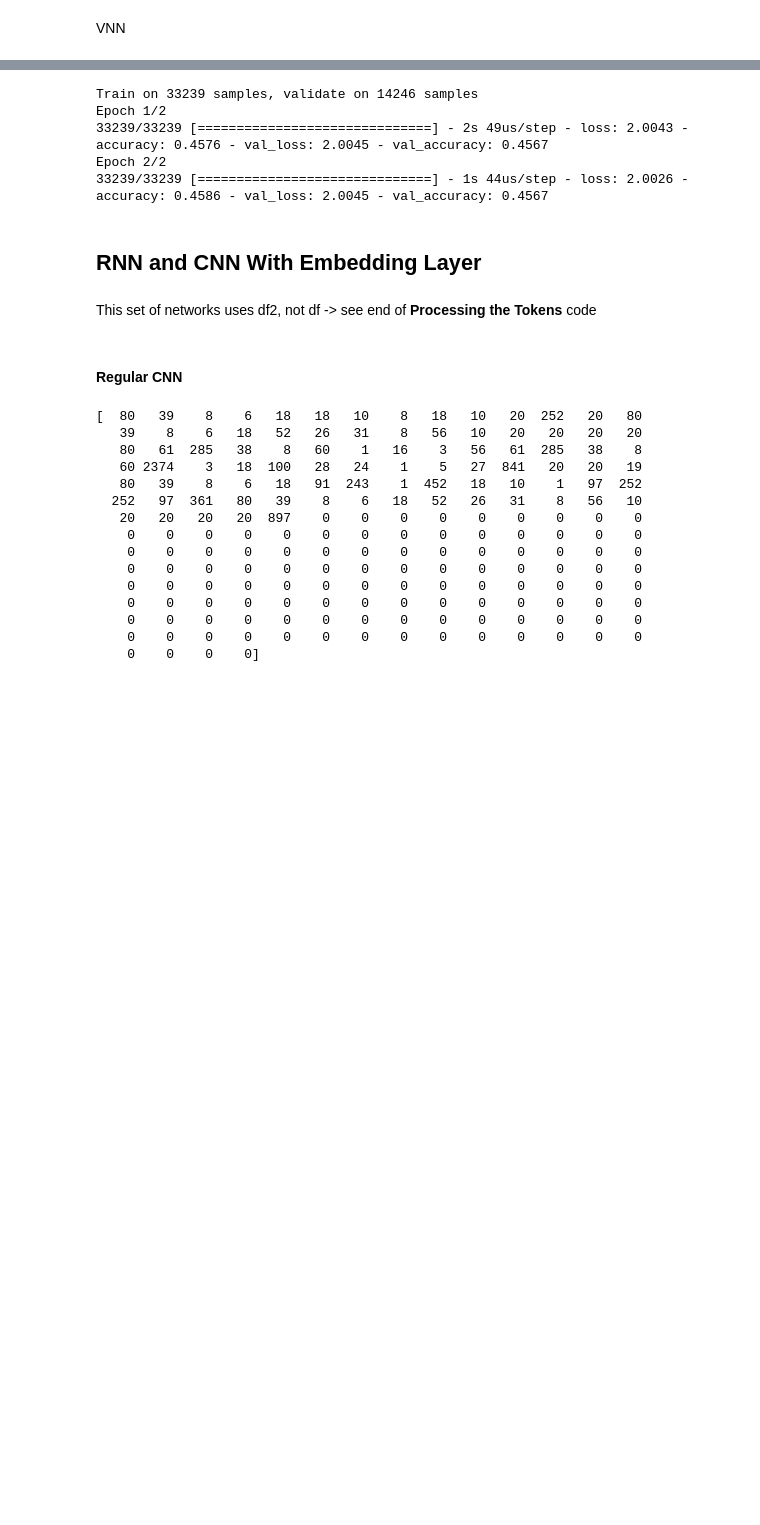
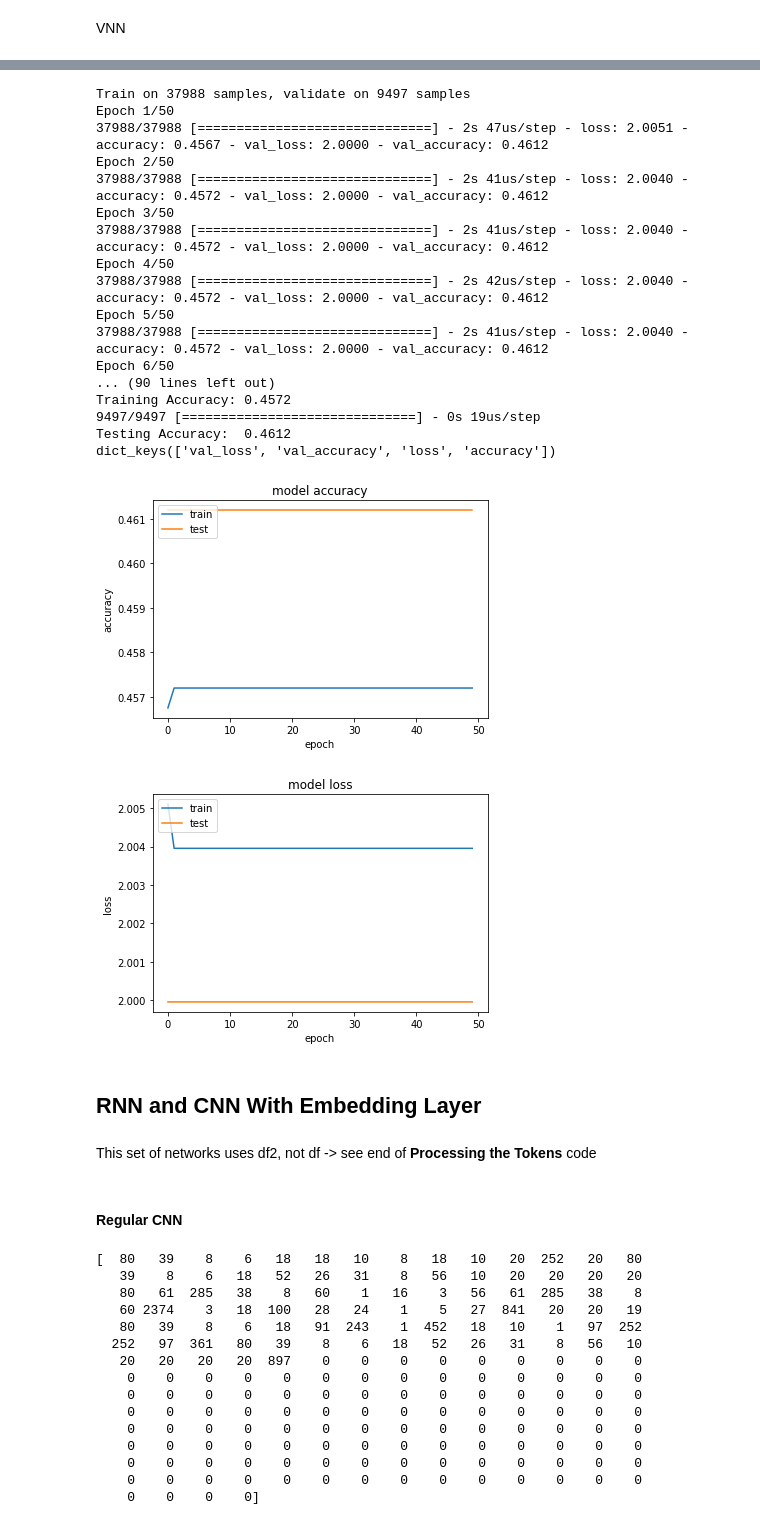
Before and after one commit to ZachZs/MusicNeuralNet, a Jupyter notebook: NeuralNetworkAttempts.ipynb, the cells around one changed output, grey strips where cells are left out. Drawn from its saved outputs; the diff is of its cells as text; code cells hidden in the pictures; blank space fills up the shorter version.

```diff
--- a/NeuralNetworkAttempts.ipynb
+++ b/NeuralNetworkAttempts.ipynb
@@ -548,24 +579,66 @@ Trainable params: 170,058
 Non-trainable params: 0
 _________________________________________________________________
-# %%
-vnn_model.compile(
-    loss=keras.losses.SparseCategoricalCrossentropy(from_logits=True),
-    optimizer=keras.optimizers.RMSprop(),
-    metrics=["accuracy"],
-)
-
-history = vnn_model.fit(X_train,
-                        y_train,
-                        batch_size=64,
-                        epochs=2,
-#                         validation_split=0.2,
-                        validation_data=(X_test, y_test))
-# %% [output]
-Train on 33239 samples, validate on 14246 samples
-Epoch 1/2
-33239/33239 [==============================] - 2s 49us/step - loss: 2.0043 - accuracy: 0.4576 - val_loss: 2.0045 - val_accuracy: 0.4567
-Epoch 2/2
-33239/33239 [==============================] - 1s 44us/step - loss: 2.0026 - accuracy: 0.4586 - val_loss: 2.0045 - val_accuracy: 0.4567
+# %%
+vnn_model.compile(
+    loss=keras.losses.SparseCategoricalCrossentropy(from_logits=True),
+    optimizer=keras.optimizers.RMSprop(),
+    metrics=["accuracy"],
+)
+
+history_vnn = vnn_model.fit(X_train,
+                            y_train,
+                            batch_size=64,
+                            epochs=50,
+                            validation_data=(X_test, y_test),
+#                             validation_split=0.2
+                            )
+
+loss, accuracy = vnn_model.evaluate(X_train, y_train, verbose=1)
+
+print("Training Accuracy: {:.4f}".format(accuracy))
+
+loss, accuracy = vnn_model.evaluate(X_test, y_test, verbose=1)
+
+print("Testing Accuracy:  {:.4f}".format(accuracy))
+
+# list all data in history
+print(history_vnn.history.keys())
+# summarize history for accuracy
+plt.plot(history_vnn.history['accuracy'])
+plt.plot(history_vnn.history['val_accuracy'])
+plt.title('model accuracy')
+plt.ylabel('accuracy')
+plt.xlabel('epoch')
+plt.legend(['train', 'test'], loc='upper left')
+plt.show()
+# summarize history for loss
+plt.plot(history_vnn.history['loss'])
+plt.plot(history_vnn.history['val_loss'])
+plt.title('model loss')
+plt.ylabel('loss')
+plt.xlabel('epoch')
+plt.legend(['train', 'test'], loc='upper left')
+plt.show()
+# %% [output]
+Train on 37988 samples, validate on 9497 samples
+Epoch 1/50
+37988/37988 [==============================] - 2s 47us/step - loss: 2.0051 - accuracy: 0.4567 - val_loss: 2.0000 - val_accuracy: 0.4612
+Epoch 2/50
+37988/37988 [==============================] - 2s 41us/step - loss: 2.0040 - accuracy: 0.4572 - val_loss: 2.0000 - val_accuracy: 0.4612
+Epoch 3/50
+37988/37988 [==============================] - 2s 41us/step - loss: 2.0040 - accuracy: 0.4572 - val_loss: 2.0000 - val_accuracy: 0.4612
+Epoch 4/50
+37988/37988 [==============================] - 2s 42us/step - loss: 2.0040 - accuracy: 0.4572 - val_loss: 2.0000 - val_accuracy: 0.4612
+Epoch 5/50
+37988/37988 [==============================] - 2s 41us/step - loss: 2.0040 - accuracy: 0.4572 - val_loss: 2.0000 - val_accuracy: 0.4612
+Epoch 6/50
+... (90 lines left out)
+Training Accuracy: 0.4572
+9497/9497 [==============================] - 0s 19us/step
+Testing Accuracy:  0.4612
+dict_keys(['val_loss', 'val_accuracy', 'loss', 'accuracy'])
+[figure, added]
+[figure, added]
 # %% [markdown]
 ## RNN and CNN With Embedding Layer
 # %% [markdown]
```
Also changed, not shown: parts of 23 cells of this notebook.
